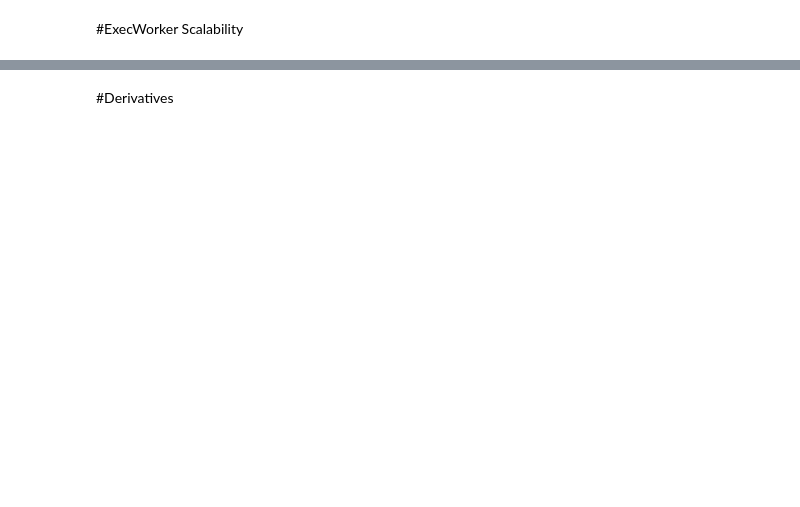
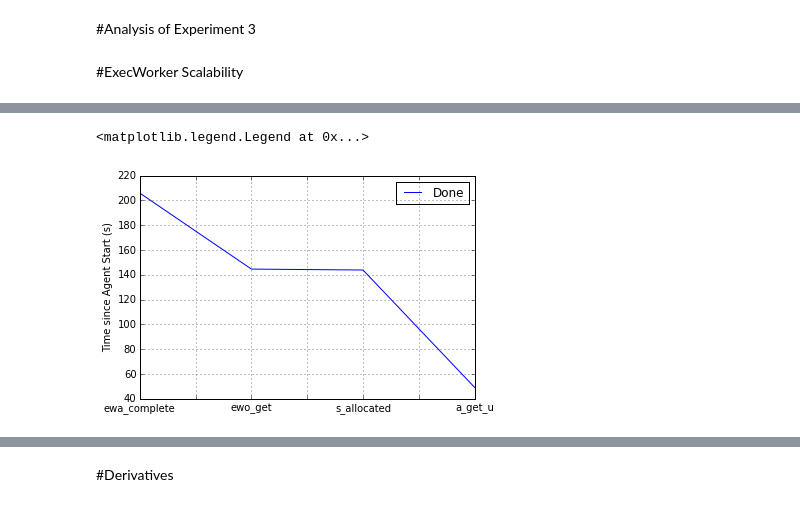
Before and after one commit to radical-experiments/rp-orte-bw, a Jupyter notebook: notebooks/bw_experiments.ipynb, the cells around one changed output, grey strips where cells are left out. Drawn from its saved outputs; the diff is of its cells as text; code cells hidden in the pictures; blank space fills up the shorter version.

```diff
--- a/notebooks/bw_experiments.ipynb
+++ b/notebooks/bw_experiments.ipynb
@@ -59,0 +336,15 @@ sessions
+# %%
+#
+# Construct a unit based dataframe from a raw dataframe
+#
+def prof2df(rawdf, units):
+    # TODO: create skip logic
+    #if exp in indices and exp in info:
+    #    continue
+
+    indices = [unit for unit in units['real']]
+    info = [{t[0]:tup2ts(rawdf, unit, t) for t in elements} for unit in units['real']]
+
+    # TODO: Also do this for cloned units
+
+    return pd.DataFrame(info) # , index=indices[exp]).sort_index()
@@ -430,3 +768,5 @@ Name: unit.000370, dtype: object
+# %% [markdown]
+#Analysis of Experiment 3
 # %% [markdown]
 #ExecWorker Scalability
 # %%
@@ -468,12 +808,11 @@ points = [
 #   'uw_push_done'
 ][::-1] # reverse, so that legend matches the stack
 
-sort_key = 'ewa_complete' # Agent becomes aware of the unit for the first time
-for exp, df in unit_datasets.iteritems():
-    conf = experiments[exp]
-    ax = df.sort(sort_key)[points].plot(kind='line', ylim=(60,210))
-    ax.set_ylabel("Time since Agent Start (s)")
-    ax.set_title('Run ID: %s\nStatic - #Nodes:%d, #Cores_per_CU:%d, #CUs:%d\nVariable - #ExecWorkers:%d' % (
-            exp, conf['nodes'], conf['cu_cores'], conf['cu_count'], conf['exec_workers']))
-    ax.legend(['Done', 'Launched', 'Scheduled', 'Init'])
+sort_key = 'ewa_complete'
+#conf = experiments[exp]
+ax = df.sort(sort_key)[points].mean().plot(kind='line')
+ax.set_ylabel("Time since Agent Start (s)")
+#ax.set_title('Run ID: %s\nStatic - #Nodes:%d, #Cores_per_CU:%d, #CUs:%d\nVariable - #ExecWorkers:%d' % (
+#        exp, 8, 64, 42, 1))
+ax.legend(['Done', 'Launched', 'Scheduled', 'Init'])
 # %% [output]
@@ -484,3 +819,5 @@ for exp, df in unit_datasets.iteritems():
+<matplotlib.legend.Legend at 0x...>
+[figure, added]
 # %%
 sort_key = 'ewa_complete' # Agent becomes aware of the unit for the first time
 df1 = pd.DataFrame()
```
Also changed, not shown: parts of 73 cells of this notebook.
